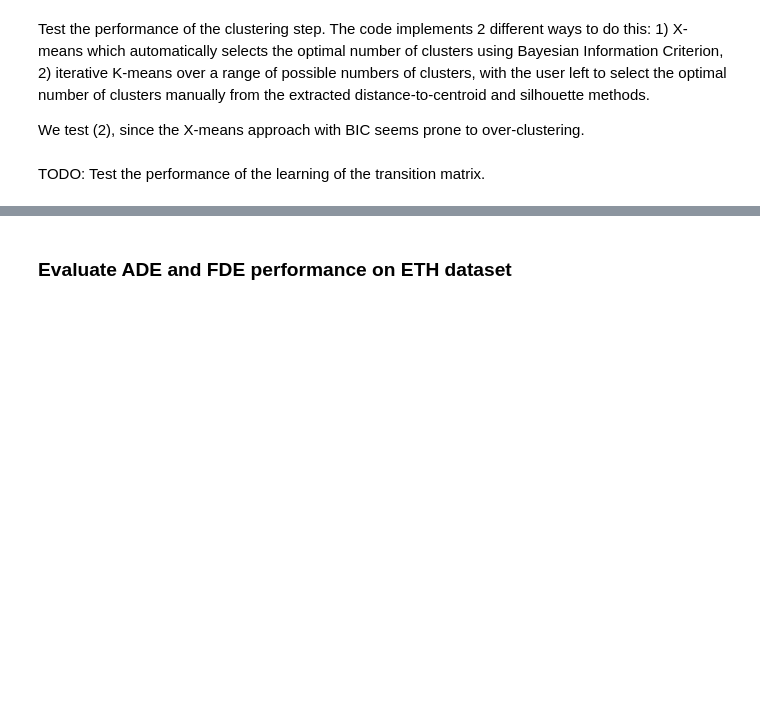
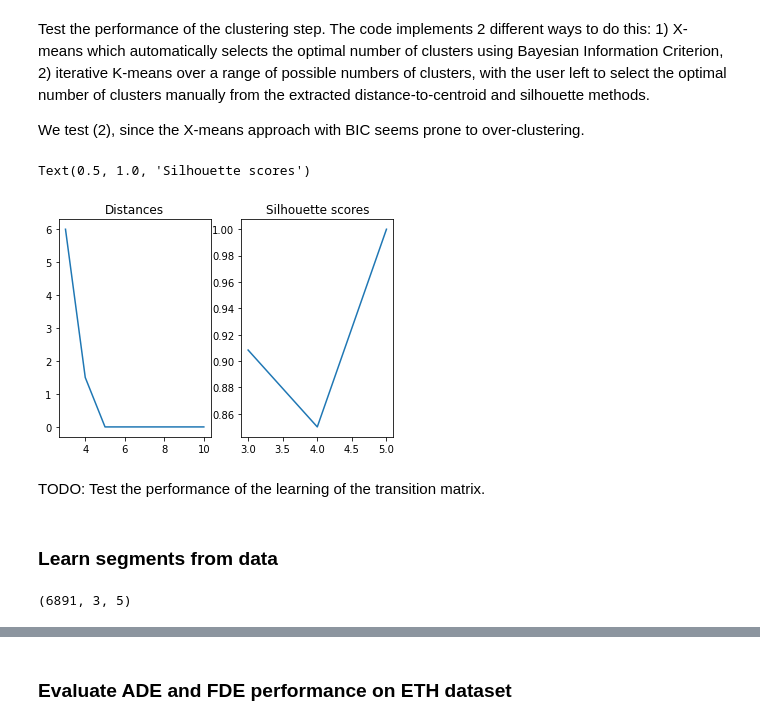
Before and after one commit to fengzileee/nus-cs5340, a Jupyter notebook: notebooks/hmm_latent_segments.ipynb, the cells around one changed output, grey strips where cells are left out. Cells and saved outputs as stored; diff of their text form; code cells hidden in the pictures; blank space fills up the shorter version.

```diff
--- a/notebooks/hmm_latent_segments.ipynb
+++ b/notebooks/hmm_latent_segments.ipynb
@@ -79,2 +116,24 @@ axs[1].set_title('Silhouette scores')
+# %%
+extractor = HMMLatentSegmentsExtractor(segment_len=3)
+
+dists, silhouettes, clusters, centres = extractor.learn_latent_segments_manual_kmeans(np.array(test_trajs))
+cluster_range = range(extractor._n_min_centres, extractor._n_max_centres + 1)
+
+fig, axs = plt.subplots(1, 2)
+axs[0].plot(cluster_range, dists)
+axs[1].plot(cluster_range, silhouettes)
+axs[0].set_title('Distances')
+axs[1].set_title('Silhouette scores')
+# %% [output]
+Text(0.5, 1.0, 'Silhouette scores')
+[figure, added]
 # %% [markdown]
 TODO: Test the performance of the learning of the transition matrix.
+# %% [markdown]
+### Learn segments from data
+# %%
+segment_length = 3
+trajlets_for_segments_learning = traj_dataset.get_trajlets(length=segment_length*0.4, overlap=1, to_numpy=True)
+print(trajlets_for_segments_learning.shape)
+# %% [output]
+(6891, 3, 5)
```
Also changed, not shown: parts of 11 cells of this notebook, 3 other files.
